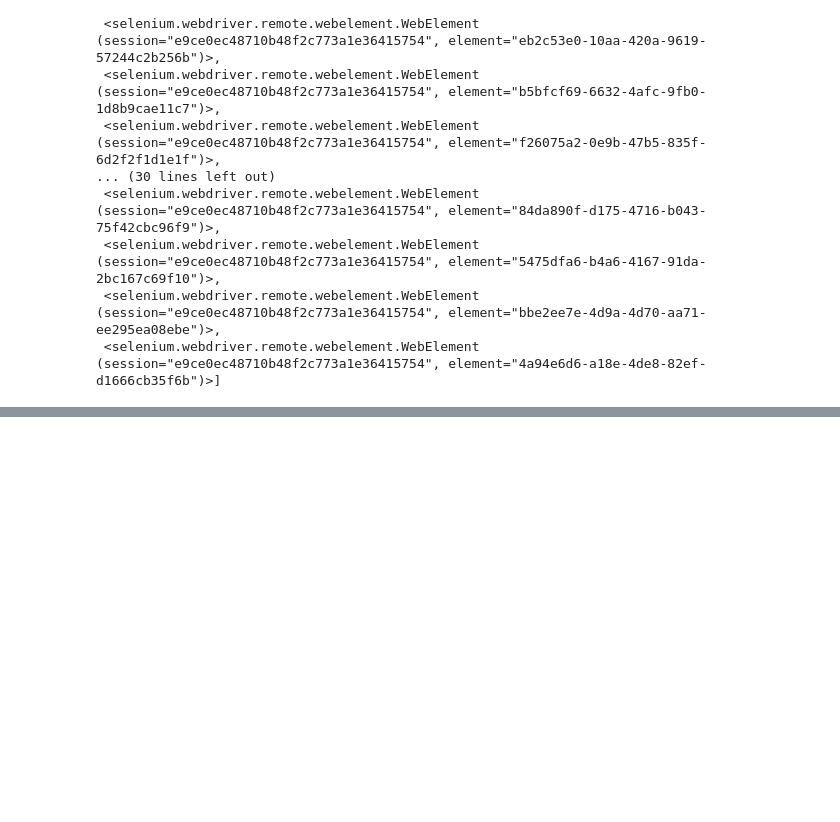
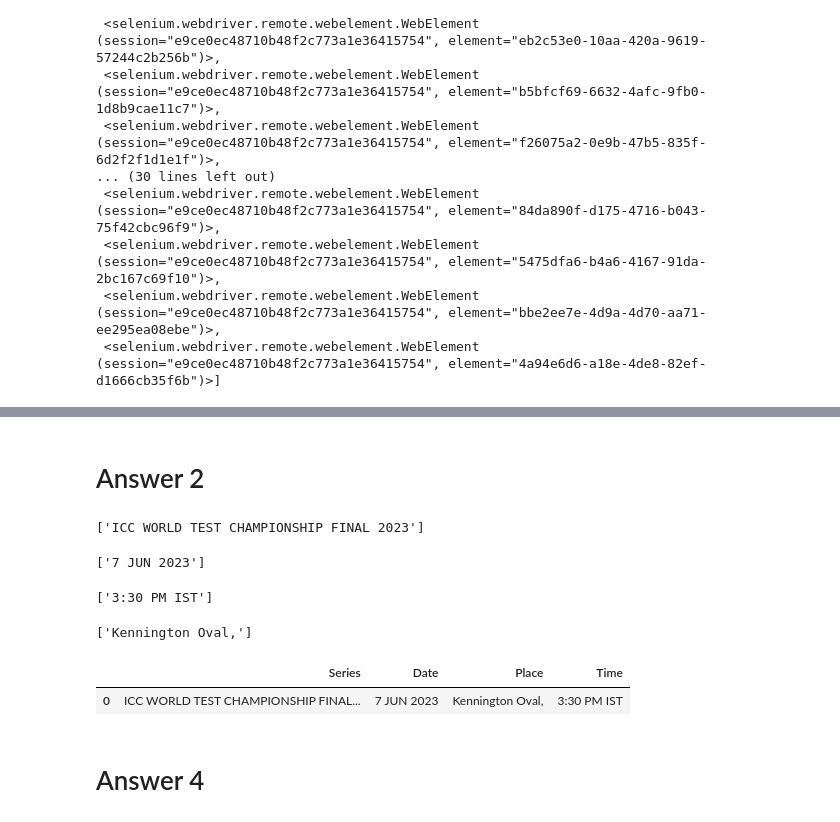
Before and after one commit to rzt1995/Internship, a Jupyter notebook: Assignment__4.ipynb, the cells around one changed output, grey strips where cells are left out. Saved outputs shown, nothing was run; the diff lists cells and outputs as text; code cells hidden in the pictures; blank space fills up the shorter version.

```diff
--- a/Assignment__4.ipynb
+++ b/Assignment__4.ipynb
@@ -191,0 +240,4 @@ ash
+# %% [markdown]
+# Answer 2
+# %%
+driver=webdriver.Chrome(r"chromedriver.exe")
@@ -191,0 +249,13 @@ ash
+# %%
+Name=[]
+Date=[]
+Time=[]
+Place=[]
+# %%
+name=driver.find_elements(By.XPATH,'/html/body/div[2]/div[2]/div/div/div/div[2]/div[3]/div/div/div/div[1]/h5')
+for i in name:
+    Name.append(i.text)
+# %%
+Name
+# %% [output]
+['ICC WORLD TEST CHAMPIONSHIP FINAL 2023']
@@ -191,0 +272,20 @@ ash
+# %%
+Date
+# %% [output]
+['7 JUN 2023']
+# %%
+Time
+# %% [output]
+['3:30 PM IST']
+# %%
+Place
+# %% [output]
+['Kennington Oval,']
+# %%
+df=pd.DataFrame({'Series':Name,'Date':Date,'Place':Place,'Time':Time})
+df
+# %% [output]
+|  | Series | Date | Place | Time |
+| 0 | ICC WORLD TEST CHAMPIONSHIP FINAL... | 7 JUN 2023 | Kennington Oval, | 3:30 PM IST |
+# %% [markdown]
+# Answer 4
```
Also changed, not shown: parts of 40 cells of this notebook.
